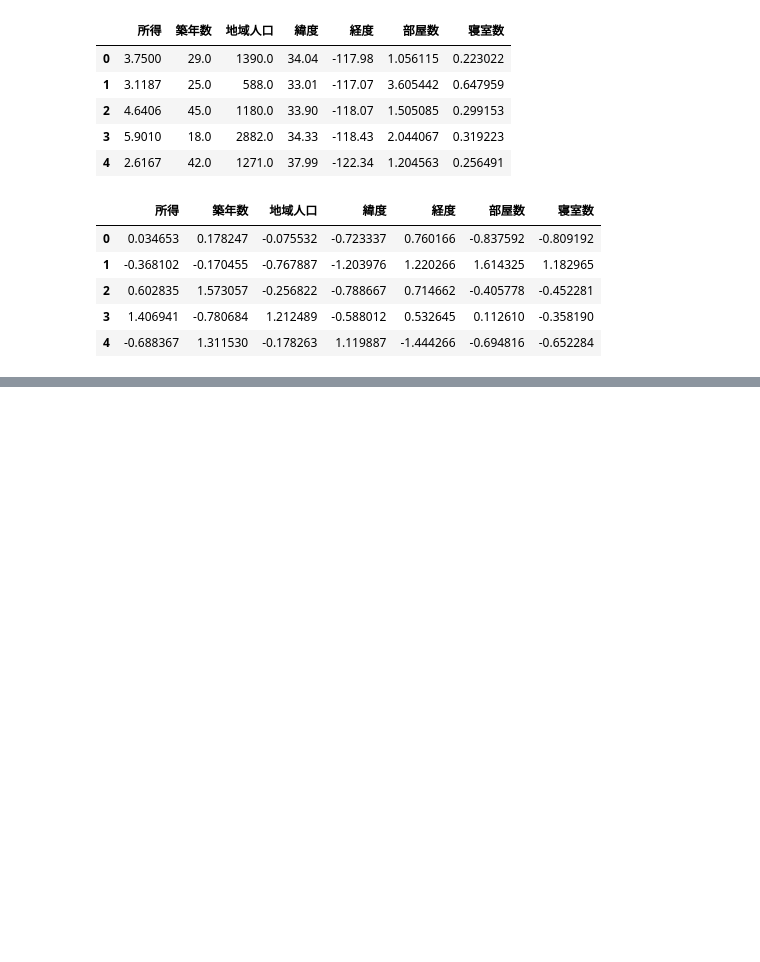
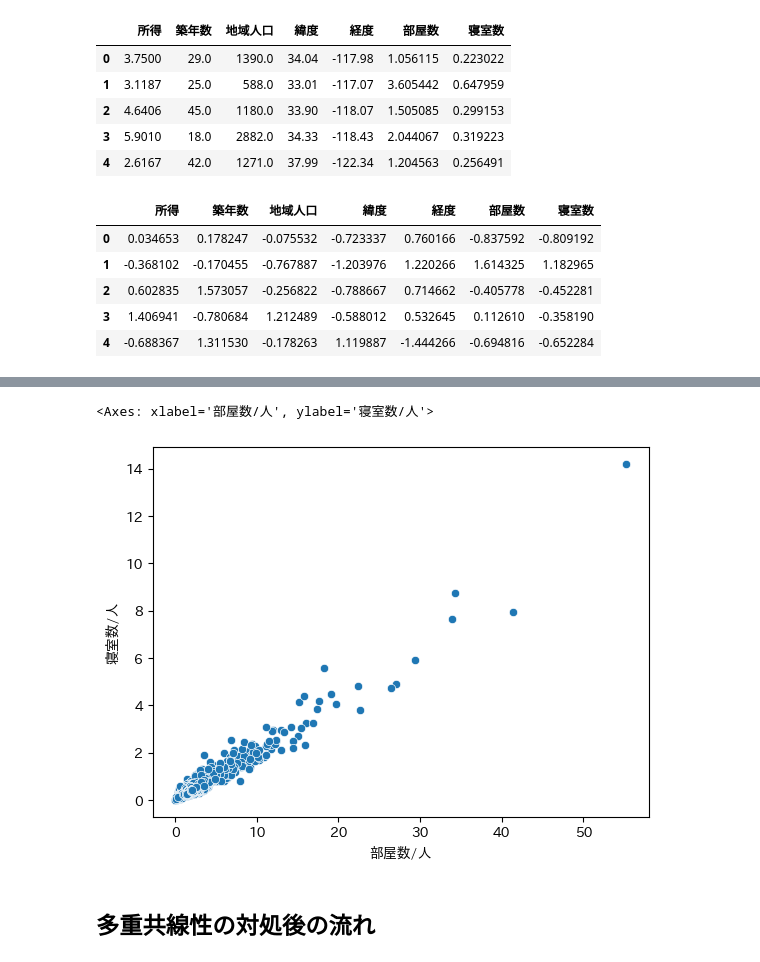
Before and after one commit to picalin/samurai_data_science, a Jupyter notebook: 11_regression2.ipynb, the cells around one changed output, grey strips where cells are left out. Saved outputs shown, nothing was run; the diff lists cells and outputs as text; code cells hidden in the pictures; blank space fills up the shorter version.

```diff
--- a/11_regression2.ipynb
+++ b/11_regression2.ipynb
@@ -80,0 +195,6 @@ X_test_scaled  = scaler.transform(X_test)
+# %%
+# 部屋数/人と寝室数/人のペアの対処方法を検討
+sns.scatterplot(x='部屋数/人', y='寝室数/人', data=df)
+# %% [output]
+<Axes: xlabel='部屋数/人', ylabel='寝室数/人'>
+[figure, added]
@@ -80,0 +205,2 @@ X_test_scaled  = scaler.transform(X_test)
+# %% [markdown]
+## 多重共線性の対処後の流れ
```
Also changed, not shown: parts of 31 cells of this notebook.
